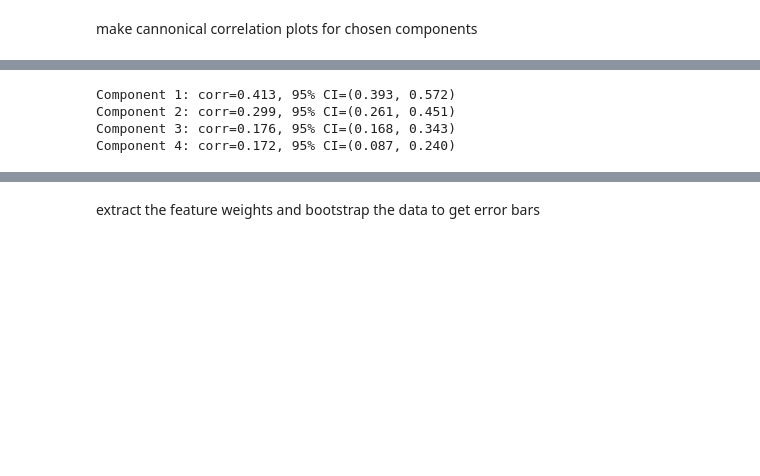
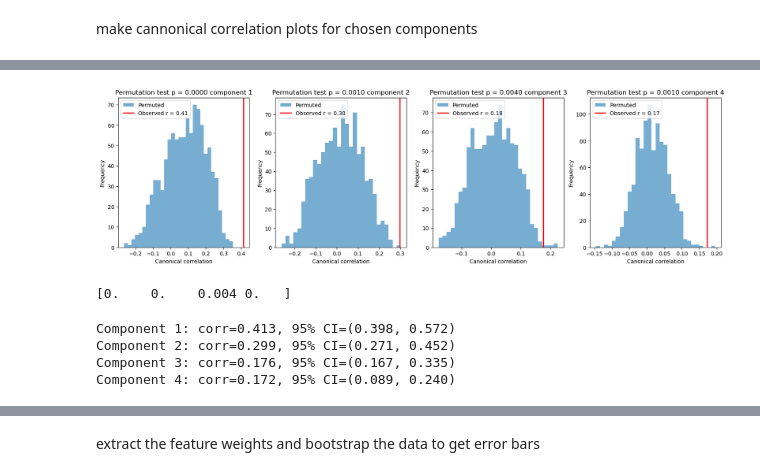
Before and after one commit to EmmettJT/sequences_analyse_PPSeq, a Jupyter notebook: revision_analysis/prioritisation_analysis/behaviour_sleep_link/3_bts_CCA.ipynb, the cells around one changed output, grey strips where cells are left out. Saved outputs shown, nothing was run; the diff lists cells and outputs as text; code cells hidden in the pictures; blank space fills up the shorter version.

```diff
--- a/revision_analysis/prioritisation_analysis/behaviour_sleep_link/3_bts_CCA.ipynb
+++ b/revision_analysis/prioritisation_analysis/behaviour_sleep_link/3_bts_CCA.ipynb
@@ -309,3 +328,47 @@ for i in range(n_components):
+# %%
+n_components = 4
+pvals = []
+n_perms = 1000
+fig, ax = plt.subplots(1, n_components, figsize=(20, 5))
+for i in range(n_components):
+
+    perm_r = []
+    for _ in range(n_perms):
+        Y_perm = np.random.permutation(Y_scaled)
+        _, Y_c_perm = cca.fit_transform(X_scaled, Y_perm)
+        r_perm, _ = pearsonr(X_c[:, i], Y_c_perm[:, i])
+        perm_r.append(r_perm)
+
+    # True correlation
+    X_c, Y_c = cca.fit_transform(X_scaled, Y_scaled)
+
+    r_true, _ = pearsonr(X_c[:, i], Y_c[:, i])
+
+    p_val = np.mean(np.array(perm_r) >= r_true)
+
+    pvals += [float(p_val)]
+
+
+    ax[i].hist(perm_r, bins=30, alpha=0.6, label='Permuted')
+    ax[i].axvline(r_true, color='red', linewidth=2, label=f'Observed r = {r_true:.2f}')
+    ax[i].set_xlabel("Canonical correlation")
+    ax[i].set_ylabel("Frequency")
+    ax[i].set_title(f"Permutation test p = {p_val:.4f} component {i+1}")
+    ax[i].legend()
+
+
+SaveFig('permutation_2.pdf',r"C:\Users\Emmett Thompson\Documents\plots\\")
+# %% [output]
+[figure, added]
+# %%
+from statsmodels.stats.multitest import fdrcorrection
+
+# fdrcorrection returns boolean array of which are significant
+significant, p_vals_corrected = fdrcorrection(pvals, alpha=0.05)
+
+print(p_vals_corrected)
+# %% [output]
+[0.    0.    0.004 0.   ]
 # %%
 import numpy as np
 from sklearn.cross_decomposition import CCA
@@ -344,7 +407,7 @@ ci_upper = np.percentile(boot_corrs, 97.5, axis=0)
 for k in range(n_components):
     print(f"Component {k+1}: corr={orig_corrs[k]:.3f}, 95% CI=({ci_lower[k]:.3f}, {ci_upper[k]:.3f})")
 # %% [output]
-Component 1: corr=0.413, 95% CI=(0.393, 0.572)
-Component 2: corr=0.299, 95% CI=(0.261, 0.451)
-Component 3: corr=0.176, 95% CI=(0.168, 0.343)
-Component 4: corr=0.172, 95% CI=(0.087, 0.240)
+Component 1: corr=0.413, 95% CI=(0.398, 0.572)
+Component 2: corr=0.299, 95% CI=(0.271, 0.452)
+Component 3: corr=0.176, 95% CI=(0.167, 0.335)
+Component 4: corr=0.172, 95% CI=(0.089, 0.240)
```
Also changed, not shown: parts of 19 cells of this notebook, 3 other files.
